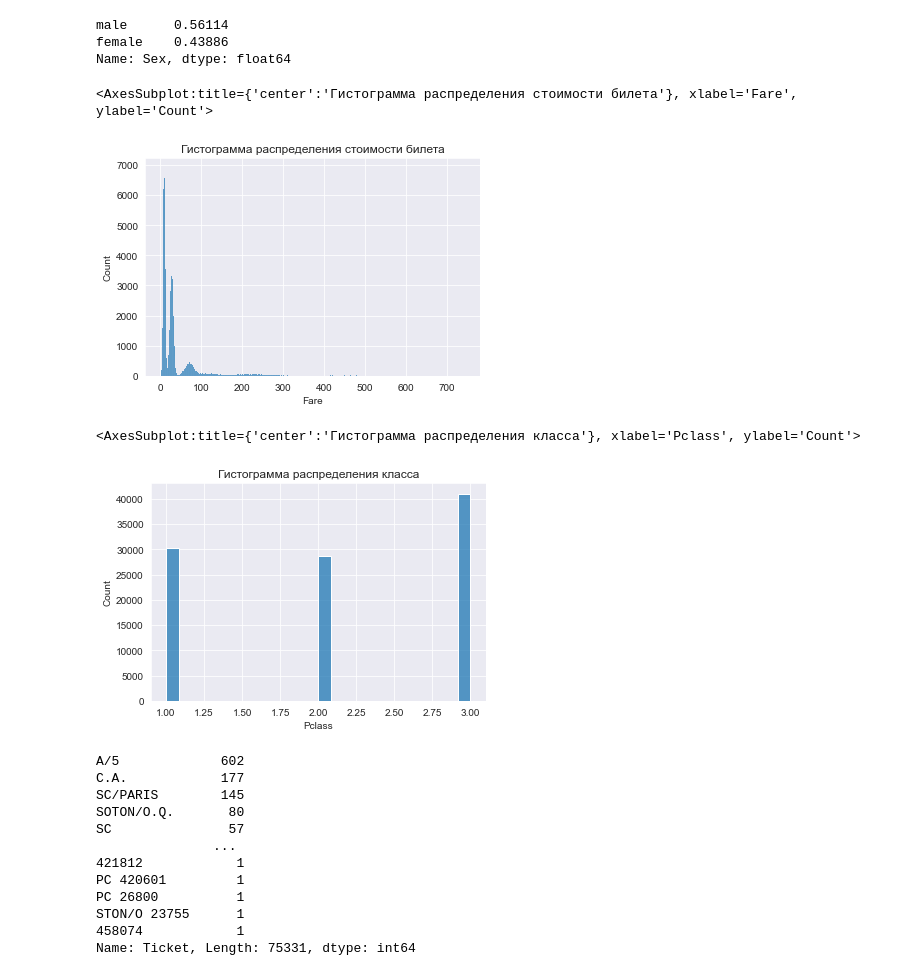
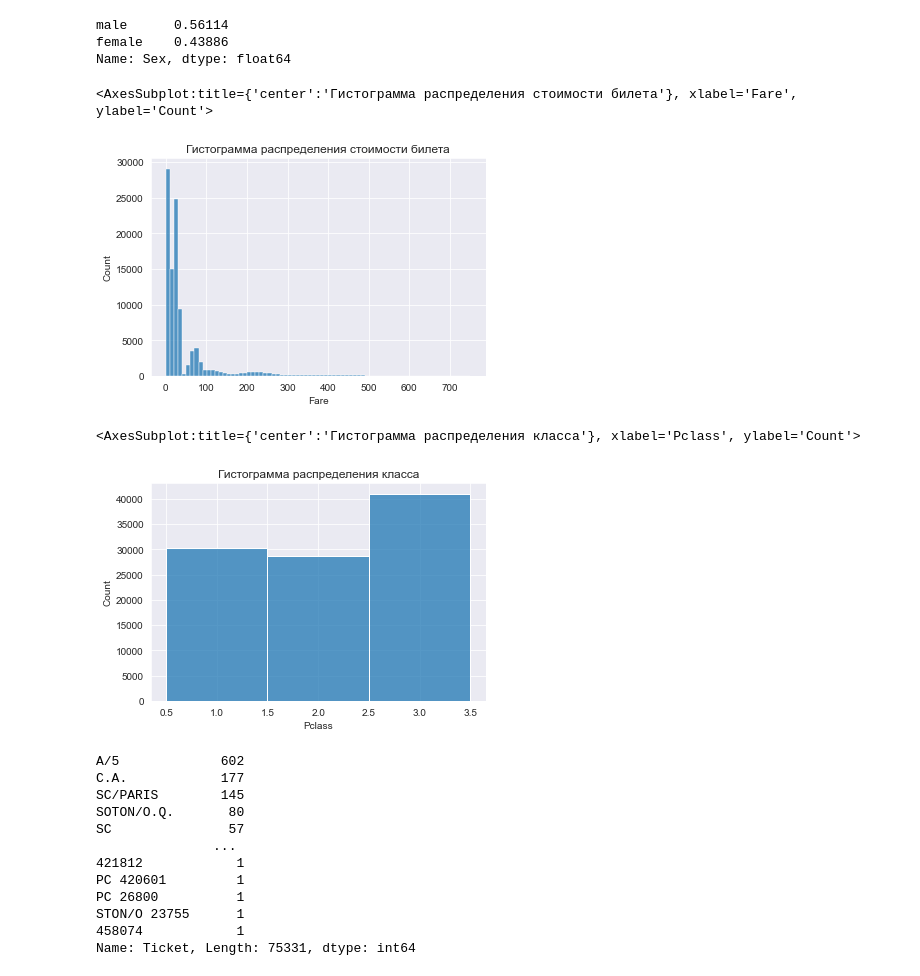
Before and after one commit to zappaz00/2_data_exploration, a Jupyter notebook: eda.ipynb, the cells around one changed output. Cells and saved outputs as stored; diff of their text form; code cells hidden in the pictures.

```diff
--- a/eda.ipynb
+++ b/eda.ipynb
@@ -108,16 +110,16 @@ female    0.43886
 Name: Sex, dtype: float64
 # %%
 plt.title('Гистограмма распределения стоимости билета')
-sns.histplot(titanic_data['Fare'])
+sns.histplot(titanic_data['Fare'], binwidth=10)
 # %% [output]
 <AxesSubplot:title={'center':'Гистограмма распределения стоимости билета'}, xlabel='Fare', ylabel='Count'>
-[figure, old version]
+[figure, new version]
 # %%
 plt.title('Гистограмма распределения класса')
-sns.histplot(titanic_data['Pclass'])
+sns.histplot(titanic_data['Pclass'], bins=[0.5,1.5,2.5,3.5])
 # %% [output]
 <AxesSubplot:title={'center':'Гистограмма распределения класса'}, xlabel='Pclass', ylabel='Count'>
-[figure, old version]
+[figure, new version]
 # %%
 titanic_data['Ticket'].value_counts()
 # %% [output]
```
Also changed, not shown: parts of 27 cells of this notebook.
